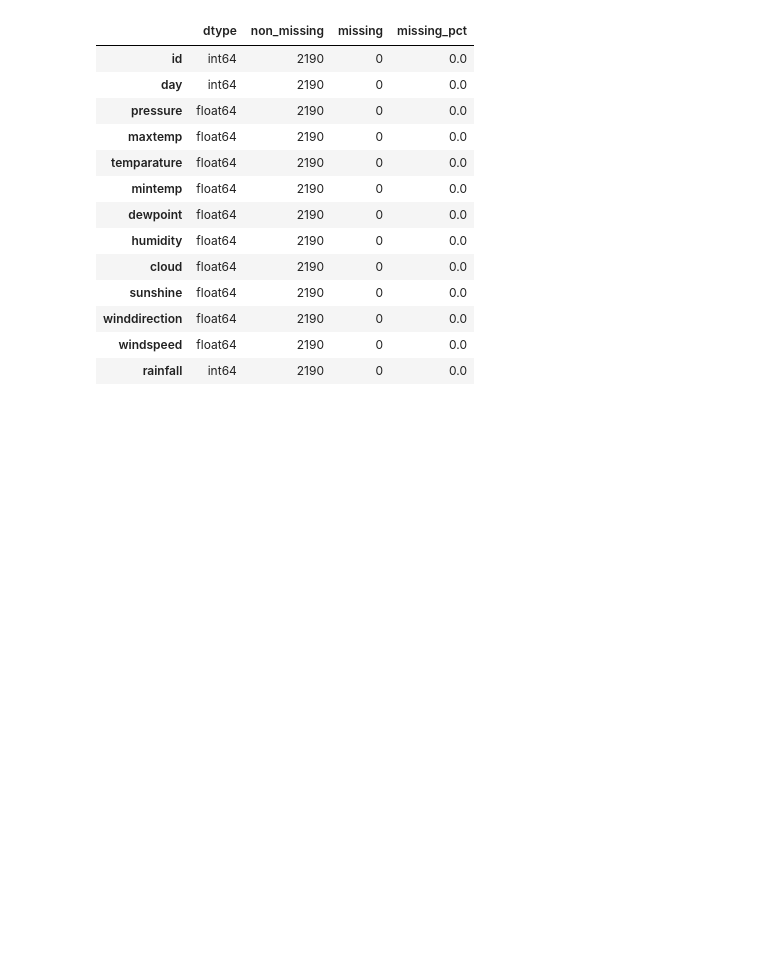
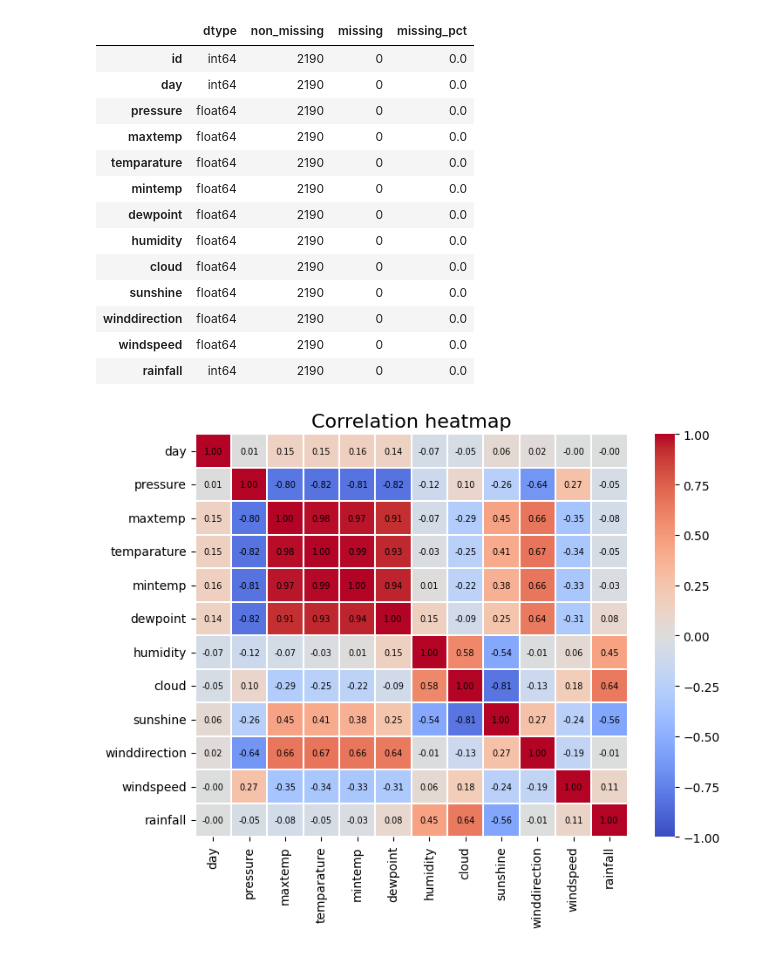
Before and after one commit to gprinciotti/kaggle, a Jupyter notebook: notebooks/playground-series-s5e3.ipynb, the cells around one changed output. Saved outputs shown, nothing was run; the diff lists cells and outputs as text; code cells hidden in the pictures; blank space fills up the shorter version.

```diff
--- a/notebooks/playground-series-s5e3.ipynb
+++ b/notebooks/playground-series-s5e3.ipynb
@@ -10,6 +4,10 @@ from utils import quick_eda
 # %%
-df = pd.read_csv('../data/playground-series-s5e3/train.csv')
-quick_eda(df)
+import pandas as pd
+import numpy as np
+from utils import quick_eda
+
+df_train = pd.read_csv('../data/playground-series-s5e3/train.csv')
+quick_eda(df_train)
 # %% [output]
 Shape: 2190 rows and 13 columns
 Duplicates check: 0 duplicate rows found
@@ -36,3 +34,27 @@ Data types and missing count:
 | winddirection | float64 | 2190 | 0 | 0.0 |
 | windspeed | float64 | 2190 | 0 | 0.0 |
 | rainfall | int64 | 2190 | 0 | 0.0 |
+# %%
+import matplotlib.pyplot as plt
+import seaborn as sns
+
+corr_matrix = df_train.drop(columns='id').corr()
+
+plt.figure(figsize=(8, 6))
+
+sns.heatmap(
+    corr_matrix,
+    cmap='coolwarm',
+    center=0,
+    vmin=-1,
+    vmax=1,
+    linewidths=0.01,
+    annot=True,
+    annot_kws={'fontsize':7, 'color': 'black'},
+    fmt='.2f'
+)
+
+plt.title('Correlation heatmap', fontsize=16)
+plt.show()
+# %% [output]
+[figure, added]
```
Also changed, not shown: parts of 12 cells of this notebook, 2 other files.
